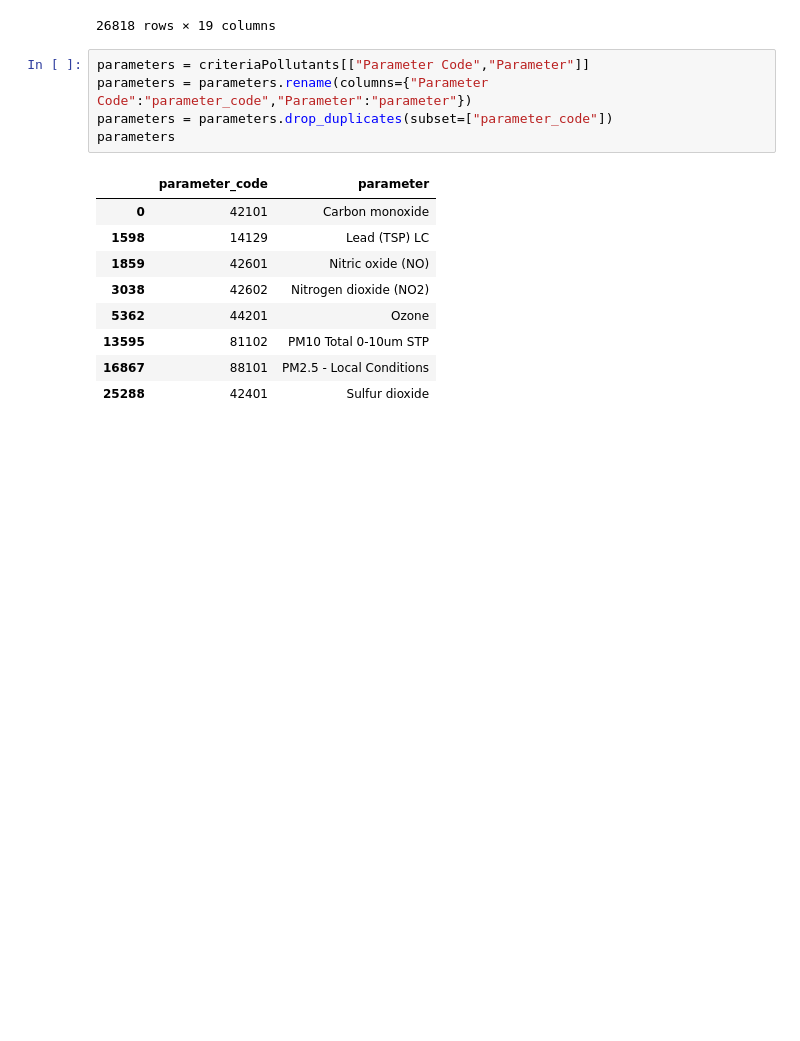
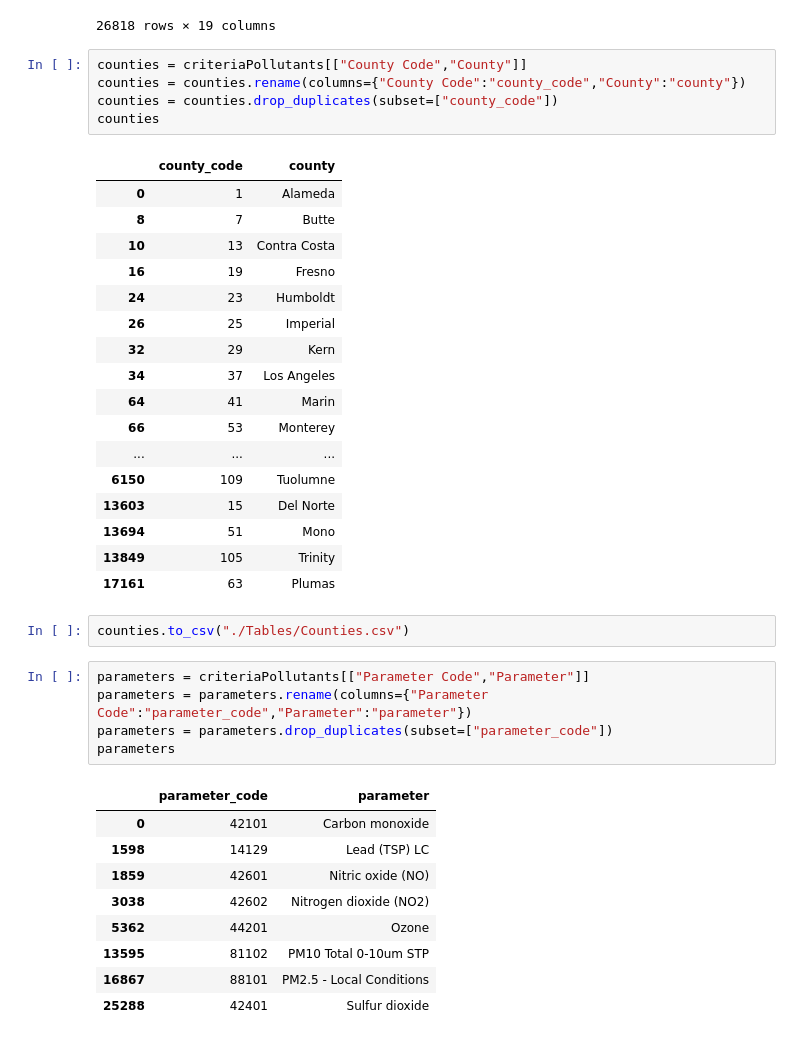
Before and after one commit to bre-sew/Fuel-AQ-Project, a Jupyter notebook: Air-Quality-Data.ipynb, the cells around one changed output. Drawn from its saved outputs; the diff is of its cells as text; blank space fills up the shorter version.

```diff
--- a/Air-Quality-Data.ipynb
+++ b/Air-Quality-Data.ipynb
@@ -249,6 +249,31 @@ criteriaPollutants
 | 26816 | 1528 | 95 | 4 | 42401 | 38.102507 | -122.237976 | Sulfur dioxide | 24-HR BLK AVG | ... |
 | 26817 | 1529 | 95 | 4 | 42401 | 38.102507 | -122.237976 | Sulfur dioxide | 3-HR BLK AVG | ... |
 26818 rows × 19 columns
+# %%
+counties = criteriaPollutants[["County Code","County"]]
+counties = counties.rename(columns={"County Code":"county_code","County":"county"})
+counties = counties.drop_duplicates(subset=["county_code"])
+counties
+# %% [output]
+|  | county_code | county |
+| 0 | 1 | Alameda |
+| 8 | 7 | Butte |
+| 10 | 13 | Contra Costa |
+| 16 | 19 | Fresno |
+| 24 | 23 | Humboldt |
+| 26 | 25 | Imperial |
+| 32 | 29 | Kern |
+| 34 | 37 | Los Angeles |
+| 64 | 41 | Marin |
+| 66 | 53 | Monterey |
+| ... | ... | ... |
+| 6150 | 109 | Tuolumne |
+| 13603 | 15 | Del Norte |
+| 13694 | 51 | Mono |
+| 13849 | 105 | Trinity |
+| 17161 | 63 | Plumas |
+# %%
+counties.to_csv("./Tables/Counties.csv")
 # %%
 parameters = criteriaPollutants[["Parameter Code","Parameter"]]
 parameters = parameters.rename(columns={"Parameter Code":"parameter_code","Parameter":"parameter"})
```
